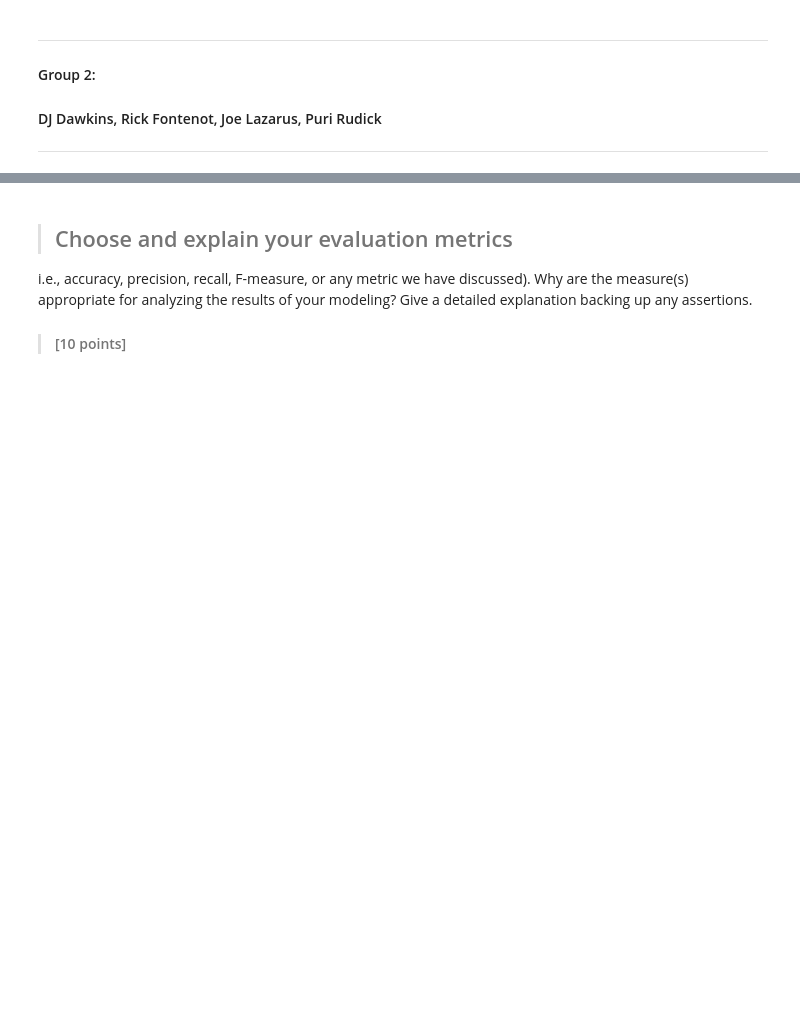
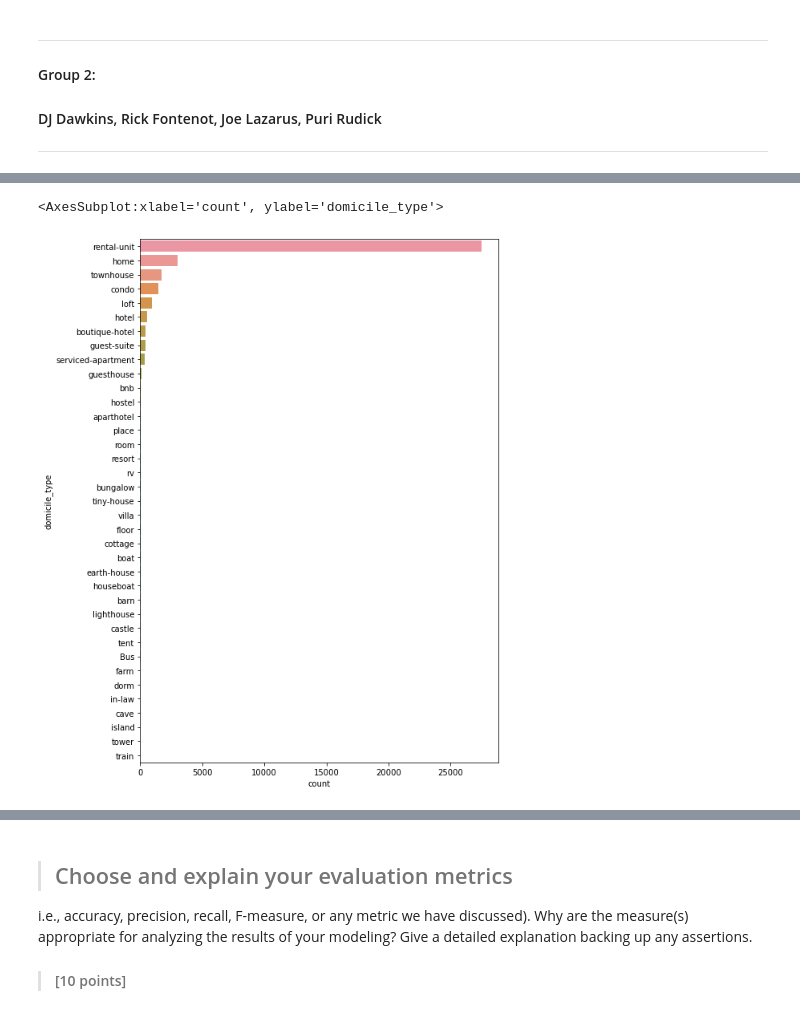
Before and after one commit to rickfontenot/airbnb, a Jupyter notebook: Lab2/lab2_team.ipynb, the cells around one changed output, grey strips where cells are left out. Drawn from its saved outputs; the diff is of its cells as text; code cells hidden in the pictures; blank space fills up the shorter version.

Commit message:
outline created and loaded in data and final dataset

```diff
--- a/Lab2/lab2_team.ipynb
+++ b/Lab2/lab2_team.ipynb
@@ -32,0 +527,3 @@ Use proper variable representations (int, float, one-hot, etc.). Use pre-process
+# %%
+listings.first_review = listings.first_review.fillna(date.today())
+listings.last_review = listings.last_review.fillna(date.today())
@@ -32,0 +575,4 @@ Use proper variable representations (int, float, one-hot, etc.). Use pre-process
+# %%
+listings['reviews_duration'] = listings.last_review - listings.first_review
+# Format is timedelta, extract the numer of days like this:
+listings.reviews_duration = listings.reviews_duration.astype('timedelta64[D]')
@@ -32,0 +581,3 @@ Use proper variable representations (int, float, one-hot, etc.). Use pre-process
+# %%
+listings['price_per_bed'] = listings.price / listings.beds
+listings.price_per_bed.replace([np.inf, -np.inf], np.nan, inplace=True)
@@ -32,0 +586,3 @@ Use proper variable representations (int, float, one-hot, etc.). Use pre-process
+# %%
+listings['price_per_accomodation'] = listings.price / listings.accommodates
+listings.price_per_accomodation.replace([np.inf, -np.inf], np.nan, inplace=True)
@@ -32,0 +701,6 @@ Use proper variable representations (int, float, one-hot, etc.). Use pre-process
+# %%
+plt.figure(figsize = (8,12))
+sns.countplot(y="domicile_type", data=listings, order = listings['domicile_type'].value_counts().index, orient='h')
+# %% [output]
+<AxesSubplot:xlabel='count', ylabel='domicile_type'>
+[figure, added]
```
Also changed, not shown: parts of 81 cells of this notebook.
